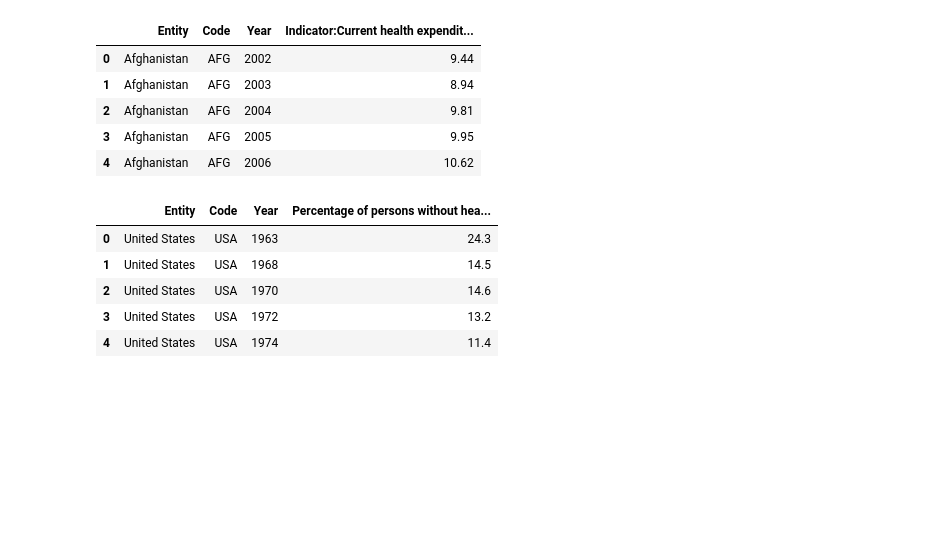
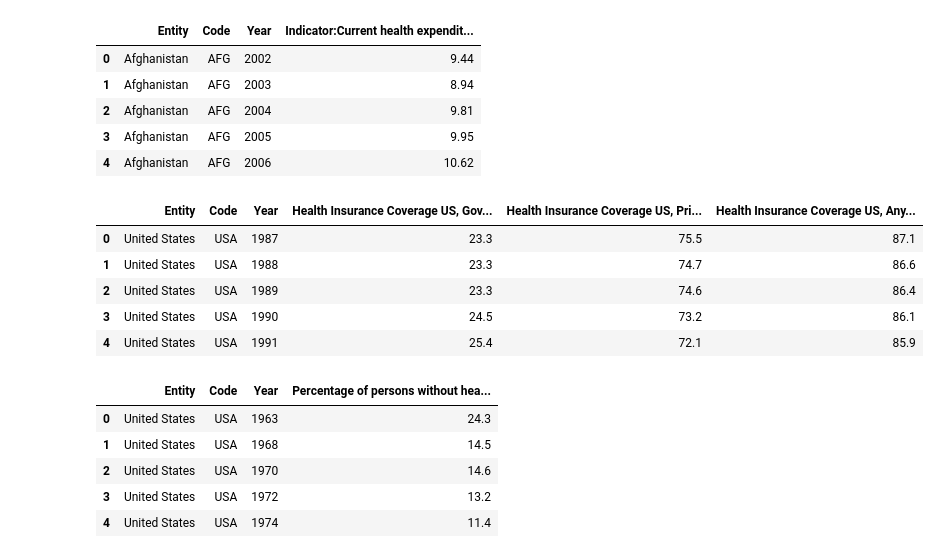
Before and after one commit to Smor-1/Health_Insurance_Cost_Prediction, a Jupyter notebook: roza_notebook.ipynb, the cells around one changed output. Saved outputs shown, nothing was run; the diff lists cells and outputs as text; code cells hidden in the pictures; blank space fills up the shorter version.

```diff
--- a/roza_notebook.ipynb
+++ b/roza_notebook.ipynb
@@ -192,9 +237,16 @@ total.head()
 # %%
 ## two us only files:
 file_path=("financing_healthcare/health-insurance-coverage-in-the-us.csv")
-total=pd.read_csv(file_path)
-total=total.dropna()
-total.head()
+us_insurance=pd.read_csv(file_path)
+us_insurance=us_insurance.dropna()
+us_insurance.head()
+# %% [output]
+|  | Entity | Code | Year | Health Insurance Coverage US, Gov... | Health Insurance Coverage US, Pri... | Health Insurance Coverage US, Any... |
+| 0 | United States | USA | 1987 | 23.3 | 75.5 | 87.1 |
+| 1 | United States | USA | 1988 | 23.3 | 74.7 | 86.6 |
+| 2 | United States | USA | 1989 | 23.3 | 74.6 | 86.4 |
+| 3 | United States | USA | 1990 | 24.5 | 73.2 | 86.1 |
+| 4 | United States | USA | 1991 | 25.4 | 72.1 | 85.9 |
 # %%
 ## two us only files:
 file_path=("financing_healthcare/percentage-of-persons-without-health-insurance-coverage-us.csv")
```
Also changed, not shown: parts of 4 cells of this notebook.
